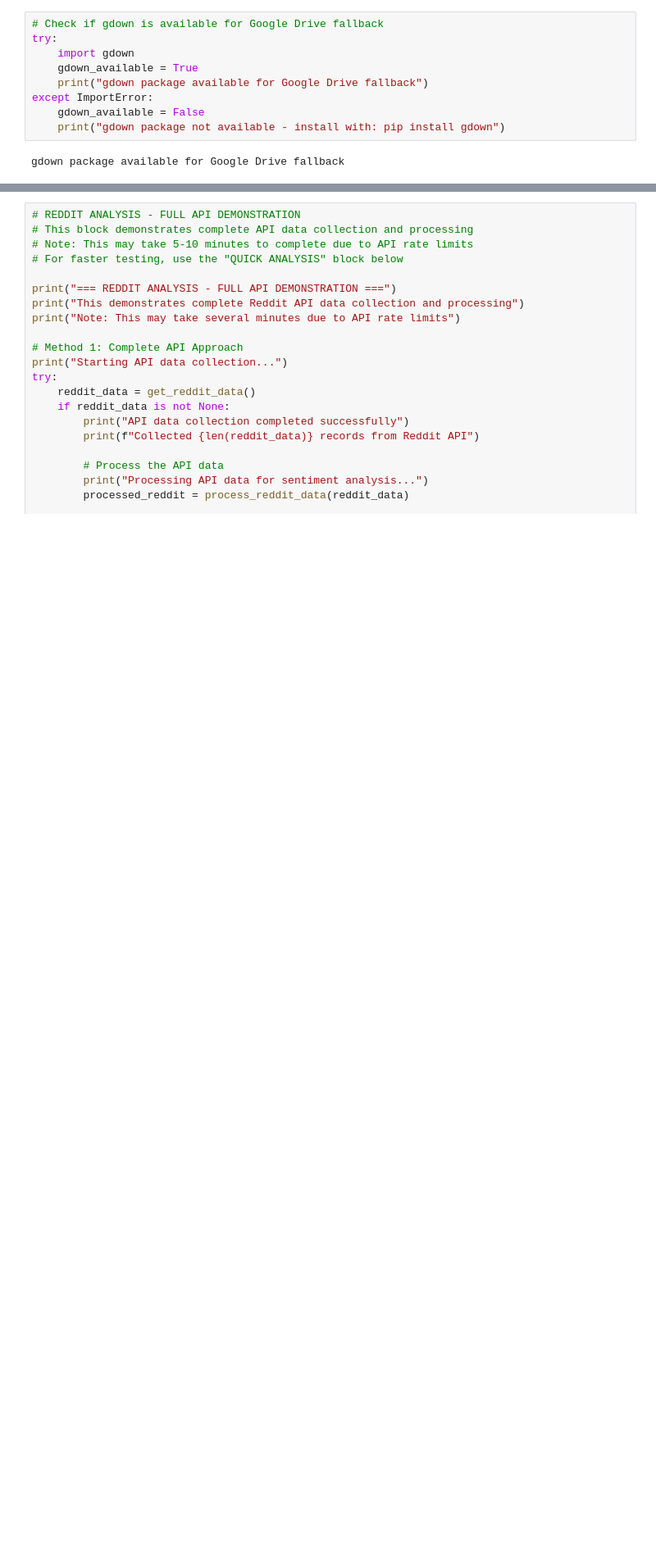
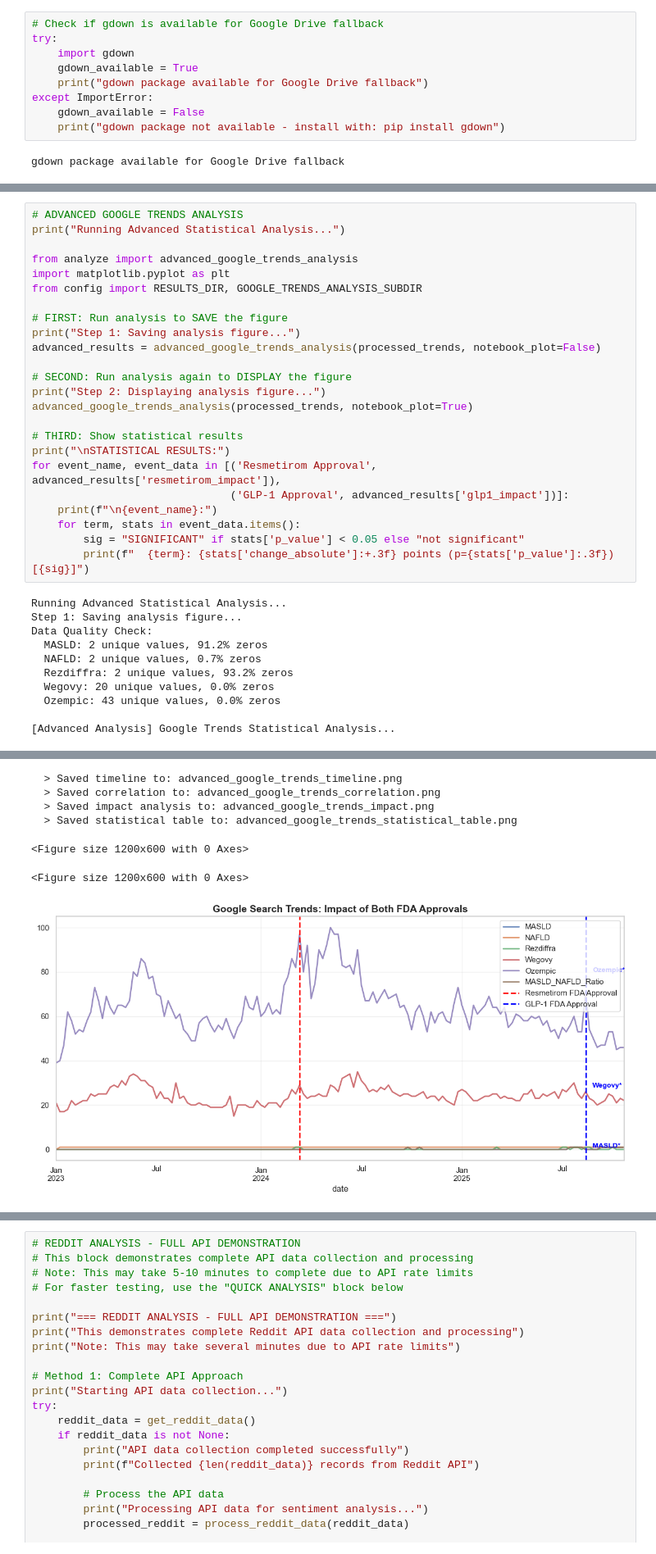
Before and after one commit to DrSAMA2025/dsci510_fall2025_final_project, a Jupyter notebook: src/results.ipynb, the cells around one changed output, grey strips where cells are left out. Shown at 82% size. Drawn from its saved outputs; the diff is of its cells as text; blank space fills up the shorter version.

```diff
--- a/src/results.ipynb
+++ b/src/results.ipynb
@@ -145,0 +192,35 @@ Google Trends analysis completed using Google Drive data
+# %%
+# ADVANCED GOOGLE TRENDS ANALYSIS
+print("Running Advanced Statistical Analysis...")
+
+from analyze import advanced_google_trends_analysis
+import matplotlib.pyplot as plt
+from config import RESULTS_DIR, GOOGLE_TRENDS_ANALYSIS_SUBDIR
+
+# FIRST: Run analysis to SAVE the figure
+print("Step 1: Saving analysis figure...")
+advanced_results = advanced_google_trends_analysis(processed_trends, notebook_plot=False)
+
+# SECOND: Run analysis again to DISPLAY the figure
+print("Step 2: Displaying analysis figure...")
+advanced_google_trends_analysis(processed_trends, notebook_plot=True)
+
+# THIRD: Show statistical results
+print("\nSTATISTICAL RESULTS:")
+for event_name, event_data in [('Resmetirom Approval', advanced_results['resmetirom_impact']),
+                               ('GLP-1 Approval', advanced_results['glp1_impact'])]:
+    print(f"\n{event_name}:")
+    for term, stats in event_data.items():
+        sig = "SIGNIFICANT" if stats['p_value'] < 0.05 else "not significant"
+        print(f"  {term}: {stats['change_absolute']:+.3f} points (p={stats['p_value']:.3f}) [{sig}]")
+# %% [output]
+Running Advanced Statistical Analysis...
+Step 1: Saving analysis figure...
+Data Quality Check:
+  MASLD: 2 unique values, 91.2% zeros
+  NAFLD: 2 unique values, 0.7% zeros
+  Rezdiffra: 2 unique values, 93.2% zeros
+  Wegovy: 20 unique values, 0.0% zeros
+  Ozempic: 43 unique values, 0.0% zeros
+
+[Advanced Analysis] Google Trends Statistical Analysis...
@@ -145,0 +240,7 @@ Google Trends analysis completed using Google Drive data
+  > Saved timeline to: advanced_google_trends_timeline.png
+  > Saved correlation to: advanced_google_trends_correlation.png
+  > Saved impact analysis to: advanced_google_trends_impact.png
+  > Saved statistical table to: advanced_google_trends_statistical_table.png
+<Figure size 1200x600 with 0 Axes>
+<Figure size 1200x600 with 0 Axes>
+[figure, added]
```
Also changed, not shown: parts of 13 cells of this notebook, 6 other files.
